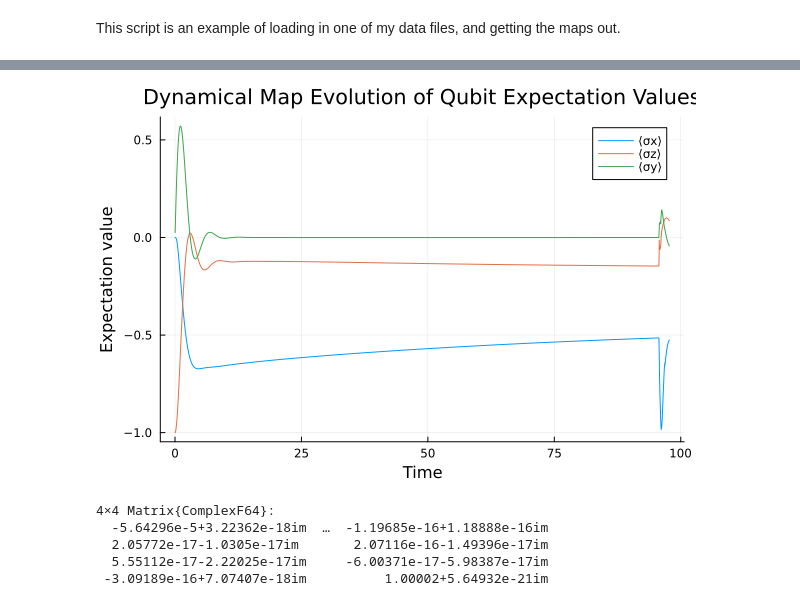
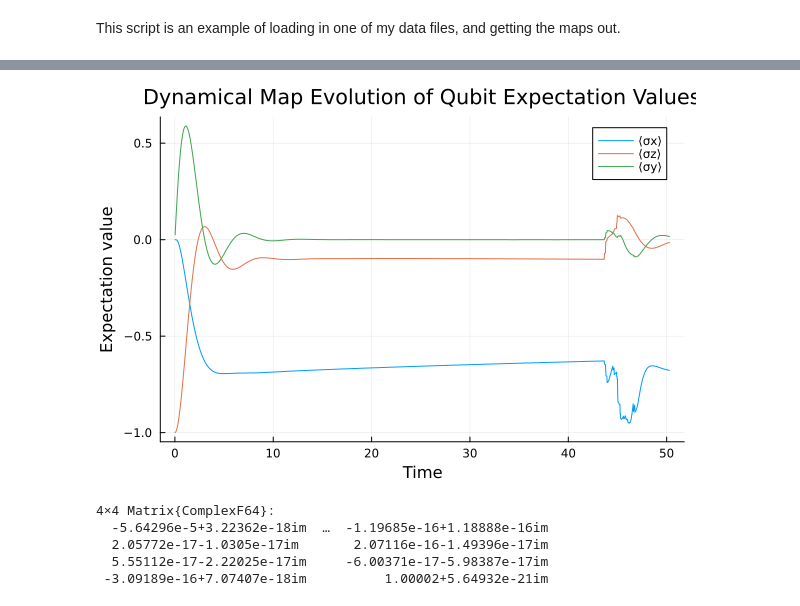
Before and after one commit to DavidStrachan1/Cleaned-PhD-repository, a Jupyter notebook: notebooks/Project_with_Josh/DataAnalysisTemp.ipynb, the cells around one changed output, grey strips where cells are left out. Cells and saved outputs as stored; diff of their text form; code cells hidden in the pictures.

```diff
--- a/notebooks/Project_with_Josh/DataAnalysisTemp.ipynb
+++ b/notebooks/Project_with_Josh/DataAnalysisTemp.ipynb
@@ -14,6 +5,6 @@ SYSTEM: caught exception of type :MethodError while trying to print a failed Tas
 # %%
 using JLD2, LinearAlgebra, Plots
-alpha = 0.03 # coupling strength differentiates the files
+alpha = 0.028 # coupling strength differentiates the files
 filepath = "/Users/mf22297/OneDrive - University of Bristol/Documents/Fellowship/Data/"
 filename = "SMB_QN_LBO_DynamicalMap_alpha=$(alpha)_wc=5.0_beta=1.0e7_s=0.3_epsilonsigmaz=0.0_delta=1.0_epsilon=1.0e-8_L=2500_dt=0.025_probBosonDim=1.0e-7_bathtype=exponential.jld2"
 
@@ -38,34 +29,34 @@ expect_denmat(ρ, X) = real(tr(ρ * X))
 function applyMap(dyn_maps, step, rho_init)
     Map_t = Matrix{ComplexF64}(dyn_maps[:,:,step])
     return matρ(Map_t * vecρ(rho_init))
 end
 
 times, dyn_maps = maps.times, maps.dynmaps
 vectorised_maps = complex(zeros(16,length(dyn_maps[1,1,:])))
 [vectorised_maps[:,i] = vec(dyn_maps[:,:,i]) for i =1:length(dyn_maps[1,1,:])]
 
 reshape(dyn_maps,16,length(dyn_maps[1,1,:]))
 rho_init = [0 0.0; 0.0 1] # initial state of qubit |0><0|
 #rho_init = [0.5 0; 0 0.5] # initial state of qubit |0><0|
 
 sx = []
 sy = []
 sz = []
 
 steps = 1:length(times)
 for n in steps
     dynmap = applyMap(dyn_maps, n, rho_init)
     push!(sx, expect_denmat(dynmap, σx))
     push!(sy, expect_denmat(dynmap, σy))
     push!(sz, expect_denmat(dynmap, σz))
 end
 
 p = plot(times, sx, label="⟨σx⟩", xlabel="Time", ylabel="Expectation value", title="Dynamical Map Evolution of Qubit Expectation Values")
 plot!(p, times, sz, label="⟨σz⟩")
 plot!(p, times, sy, label="⟨σy⟩")
 display(p)
 # %% [output]
-[figure, old version]
+[figure, new version]
 # %%
 Λ = dyn_maps[:,:,1000]
 F = eigen(Λ).vectors
```
Also changed, not shown: parts of 6 cells of this notebook, 2 other files.
